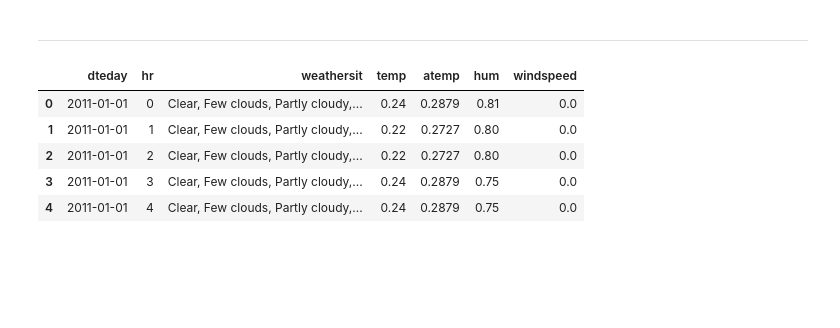
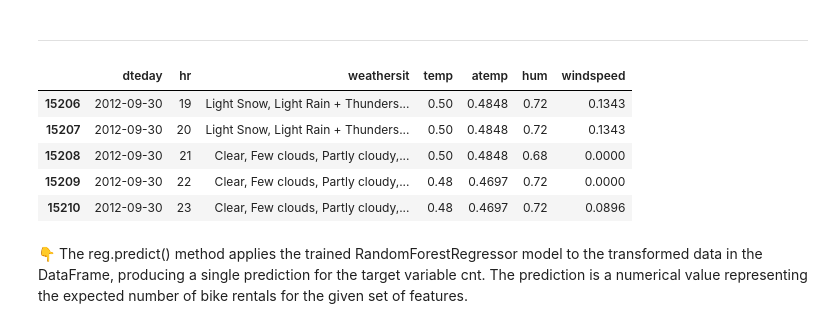
Before and after one commit to Kiwihead15/taller-notebook-produccion, a Jupyter notebook: reference/Simple bike sharing analysis.ipynb, the cells around one changed output. Saved outputs shown, nothing was run; the diff lists cells and outputs as text; code cells hidden in the pictures; blank space fills up the shorter version.

```diff
--- a/reference/Simple bike sharing analysis.ipynb
+++ b/reference/Simple bike sharing analysis.ipynb
@@ -188,14 +211,16 @@ ax.set_xlim(15100, 15500)
 # %% [markdown]
 ---
 # %%
-X_train.head()
+X_train.tail()
 # %% [output]
 |  | dteday | hr | weathersit | temp | atemp | hum | windspeed |
-| 0 | 2011-01-01 | 0 | Clear, Few clouds, Partly cloudy,... | 0.24 | 0.2879 | 0.81 | 0.0 |
-| 1 | 2011-01-01 | 1 | Clear, Few clouds, Partly cloudy,... | 0.22 | 0.2727 | 0.80 | 0.0 |
-| 2 | 2011-01-01 | 2 | Clear, Few clouds, Partly cloudy,... | 0.22 | 0.2727 | 0.80 | 0.0 |
-| 3 | 2011-01-01 | 3 | Clear, Few clouds, Partly cloudy,... | 0.24 | 0.2879 | 0.75 | 0.0 |
-| 4 | 2011-01-01 | 4 | Clear, Few clouds, Partly cloudy,... | 0.24 | 0.2879 | 0.75 | 0.0 |
+| 15206 | 2012-09-30 | 19 | Light Snow, Light Rain + Thunders... | 0.50 | 0.4848 | 0.72 | 0.1343 |
+| 15207 | 2012-09-30 | 20 | Light Snow, Light Rain + Thunders... | 0.50 | 0.4848 | 0.72 | 0.1343 |
+| 15208 | 2012-09-30 | 21 | Clear, Few clouds, Partly cloudy,... | 0.50 | 0.4848 | 0.68 | 0.0000 |
+| 15209 | 2012-09-30 | 22 | Clear, Few clouds, Partly cloudy,... | 0.48 | 0.4697 | 0.72 | 0.0000 |
+| 15210 | 2012-09-30 | 23 | Clear, Few clouds, Partly cloudy,... | 0.48 | 0.4697 | 0.72 | 0.0896 |
+# %% [markdown]
+👇 The reg.predict() method applies the trained RandomForestRegressor model to the transformed data in the DataFrame, producing a single prediction for the target variable cnt. The prediction is a numerical value representing the expected number of bike rentals for the given set of features.
 # %%
 reg.predict(pd.DataFrame([[
     pd.to_datetime("2012-07-30"),
```
Also changed, not shown: parts of 16 cells of this notebook.
